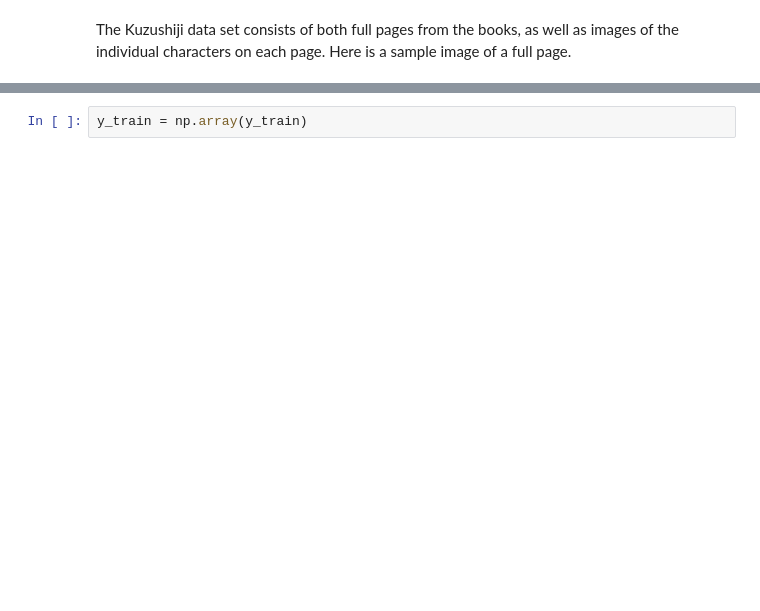
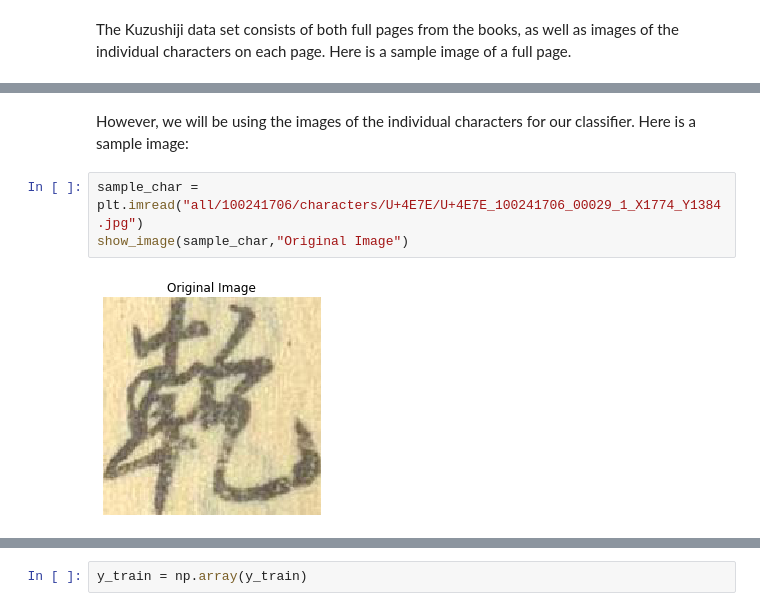
Before and after one commit to Sachdw/Kanji-recognition, a Jupyter notebook: Image processing and model building.ipynb, the cells around one changed output, grey strips where cells are left out. Saved outputs shown, nothing was run; the diff lists cells and outputs as text; blank space fills up the shorter version.

```diff
--- a/Image processing and model building.ipynb
+++ b/Image processing and model building.ipynb
@@ -91,0 +159,7 @@ In the next step, we will load the images using the file names we have stored. I
+# %% [markdown]
+However, we will be using the images of the individual characters for our classifier. Here is a sample image:
+# %%
+sample_char = plt.imread("all/100241706/characters/U+4E7E/U+4E7E_100241706_00029_1_X1774_Y1384.jpg")
+show_image(sample_char,"Original Image")
+# %% [output]
+[figure, added]
```
Also changed, not shown: parts of 33 cells of this notebook, 2 other files.
